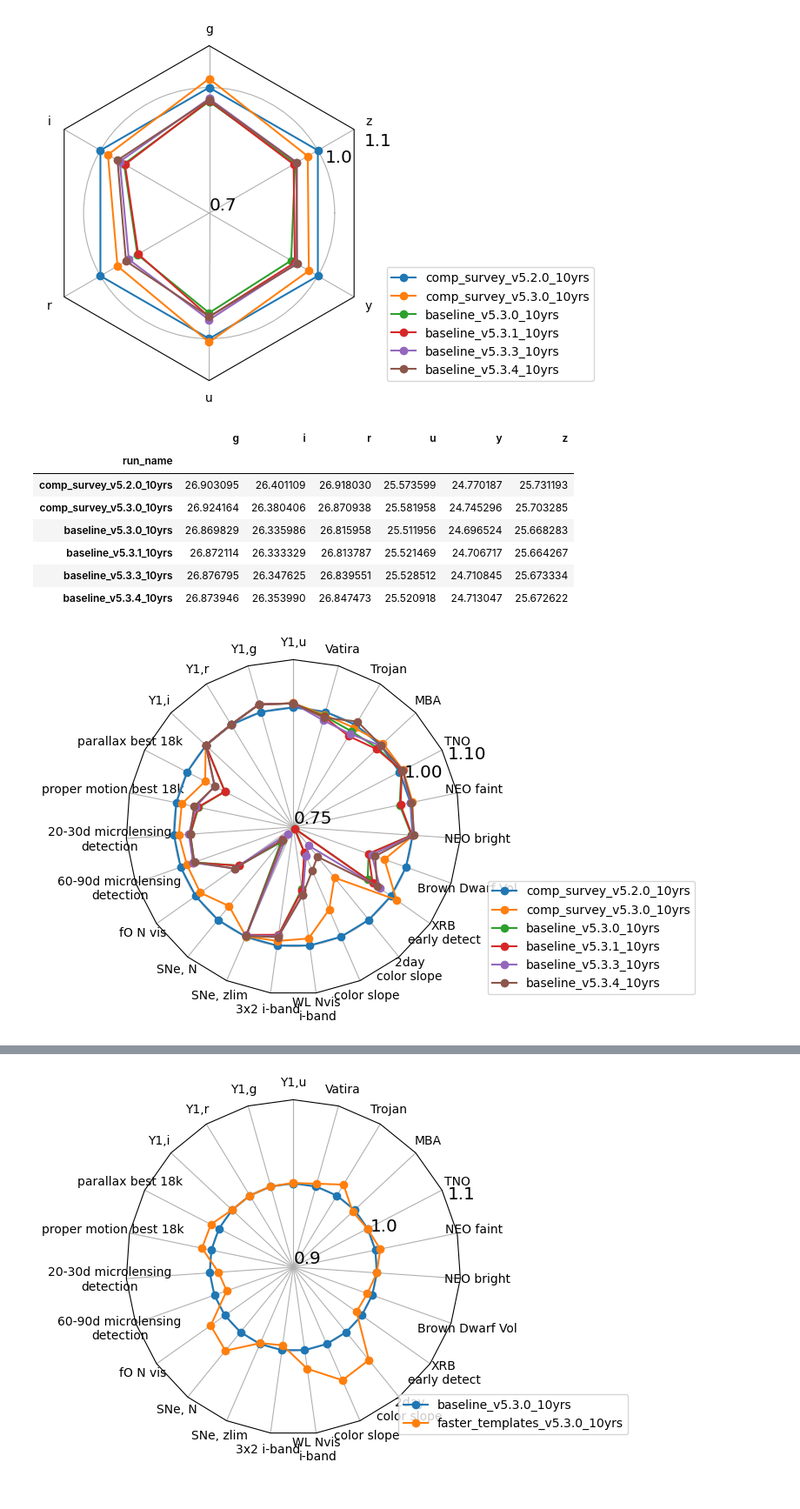
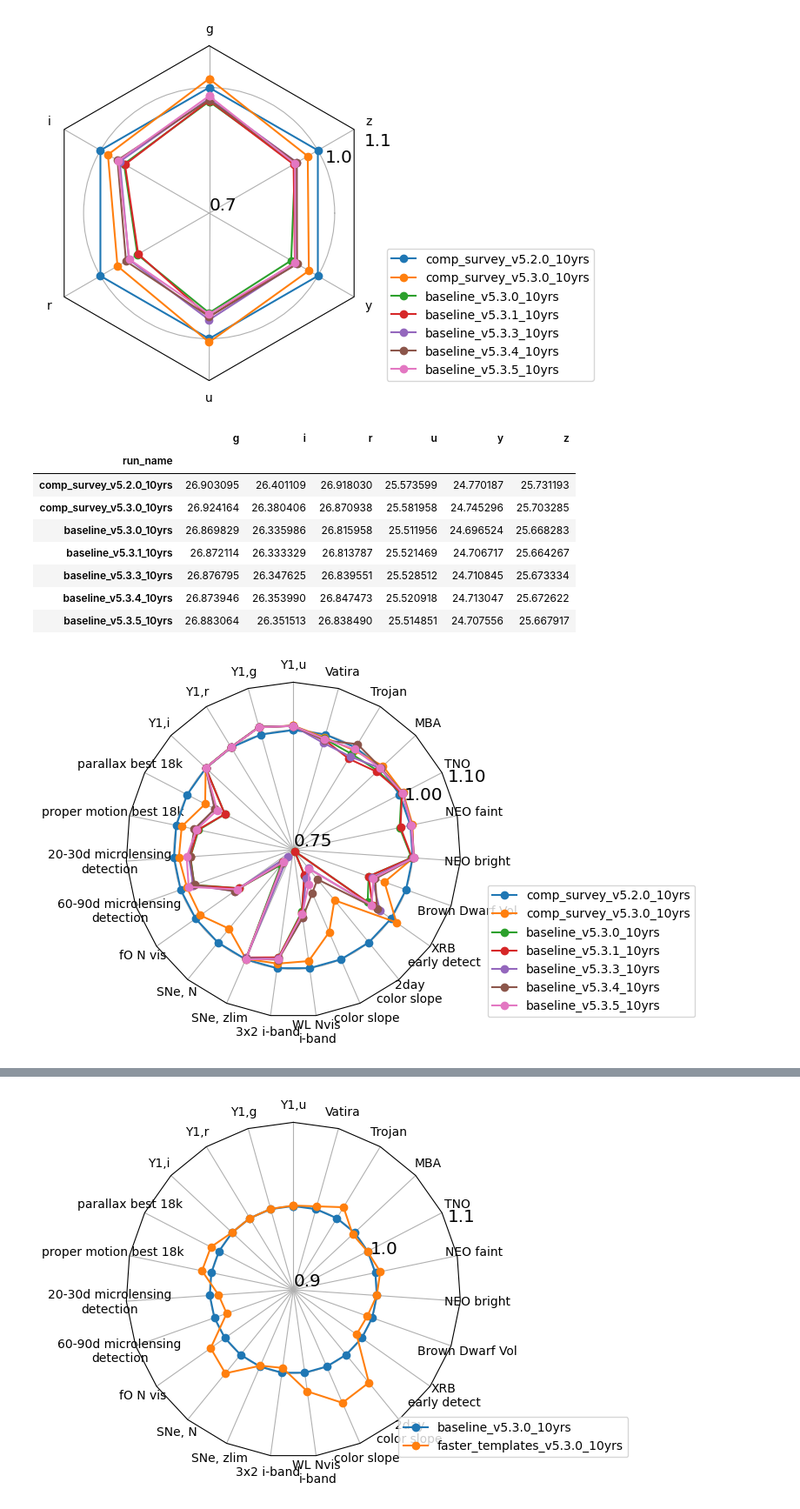
Before and after one commit to lsst-sims/sims_featureScheduler_runs5.3, a Jupyter notebook: maf/quick_look.ipynb, the cells around one changed output, grey strips where cells are left out. Shown at 87% size. Cells and saved outputs as stored; diff of their text form; code cells hidden in the pictures.

```diff
--- a/maf/quick_look.ipynb
+++ b/maf/quick_look.ipynb
@@ -213,12 +213,14 @@ for key in gaps_dict:
 # %%
 # [name for name in mag_data.index if "prod" in name]
 # %%
-runs = ['comp_survey_v5.2.0_10yrs', 'comp_survey_v5.3.0_10yrs', 'baseline_v5.3.0_10yrs', 'baseline_v5.3.1_10yrs','baseline_v5.3.3_10yrs','baseline_v5.3.4_10yrs']
+runs = ['comp_survey_v5.2.0_10yrs', 'comp_survey_v5.3.0_10yrs', 'baseline_v5.3.0_10yrs',
+        'baseline_v5.3.1_10yrs','baseline_v5.3.3_10yrs','baseline_v5.3.4_10yrs',
+       'baseline_v5.3.5_10yrs']
 ndata = norm_df(mag_data, runs, cols=mag_data.columns.values.tolist(),
                  mag_cols = mag_cols, norm_run='comp_survey_v5.2.0_10yrs')#, invert_cols=['u', 'g', 'r', 'i', 'z', 'y'])
 fig, ax = radar(ndata, legend=True, rgrids=[0.7, 1.0, 1.1], bbox_to_anchor=(1.65, 0))
 # %% [output]
-[figure, old version]
+[figure, new version]
 # %%
 mag_data.loc[runs]
 # %% [output]
@@ -230,12 +232,13 @@ mag_data.loc[runs]
 | baseline_v5.3.1_10yrs | 26.872114 | 26.333329 | 26.813787 | 25.521469 | 24.706717 | 25.664267 |
 | baseline_v5.3.3_10yrs | 26.876795 | 26.347625 | 26.839551 | 25.528512 | 24.710845 | 25.673334 |
 | baseline_v5.3.4_10yrs | 26.873946 | 26.353990 | 26.847473 | 25.520918 | 24.713047 | 25.672622 |
+| baseline_v5.3.5_10yrs | 26.883064 | 26.351513 | 26.838490 | 25.514851 | 24.707556 | 25.667917 |
 # %%
 ndata = norm_df(data, runs, cols=data.columns.values.tolist(),
                 invert_cols=invert_cols, mag_cols = mag_cols, norm_run='comp_survey_v5.2.0_10yrs')
 fig, ax = radar(ndata, legend=True, rgrids=[0.75, 1.0, 1.1], bbox_to_anchor=(1.7, 0))
 # %% [output]
-[figure, old version]
+[figure, new version]
 # %%
 ndata
 # %% [output]
```
Also changed, not shown: parts of 3 cells of this notebook.
